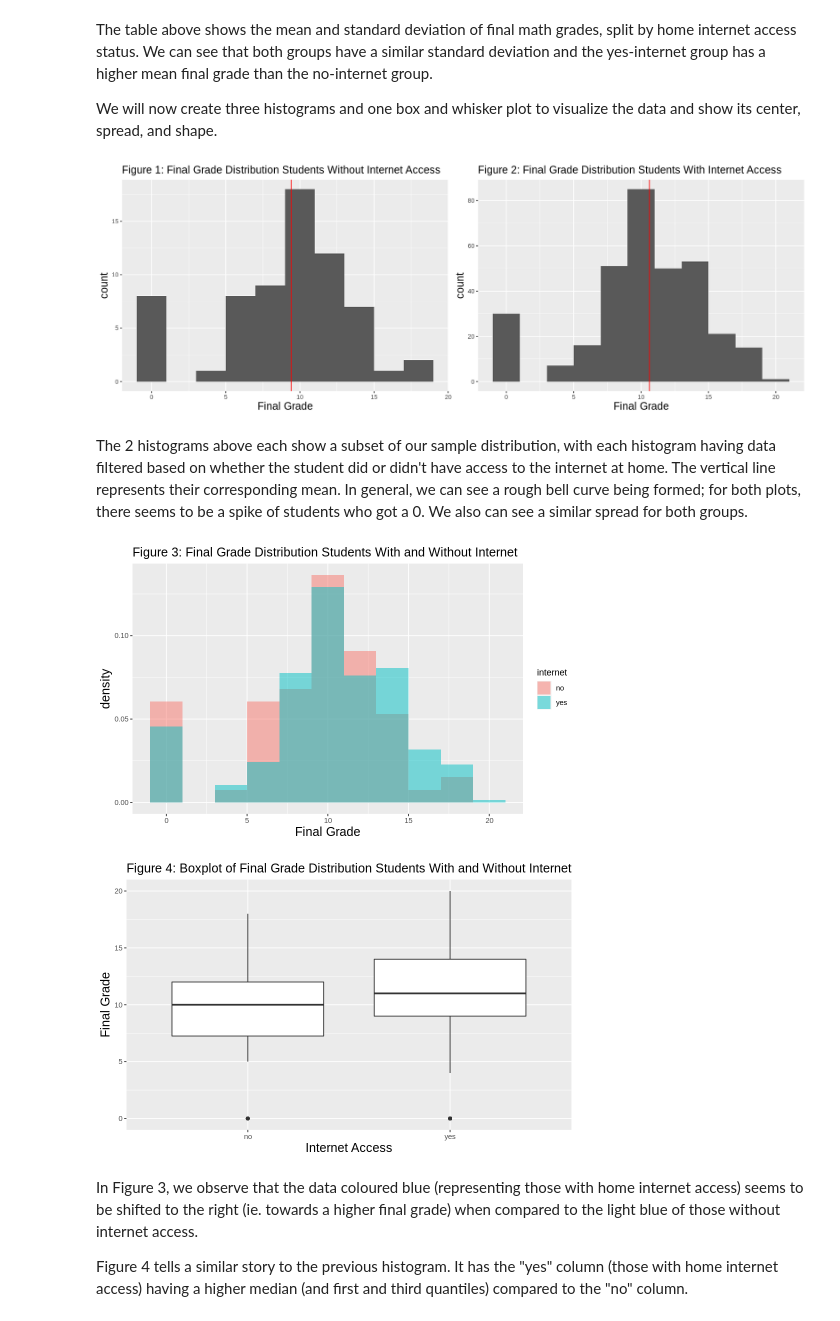
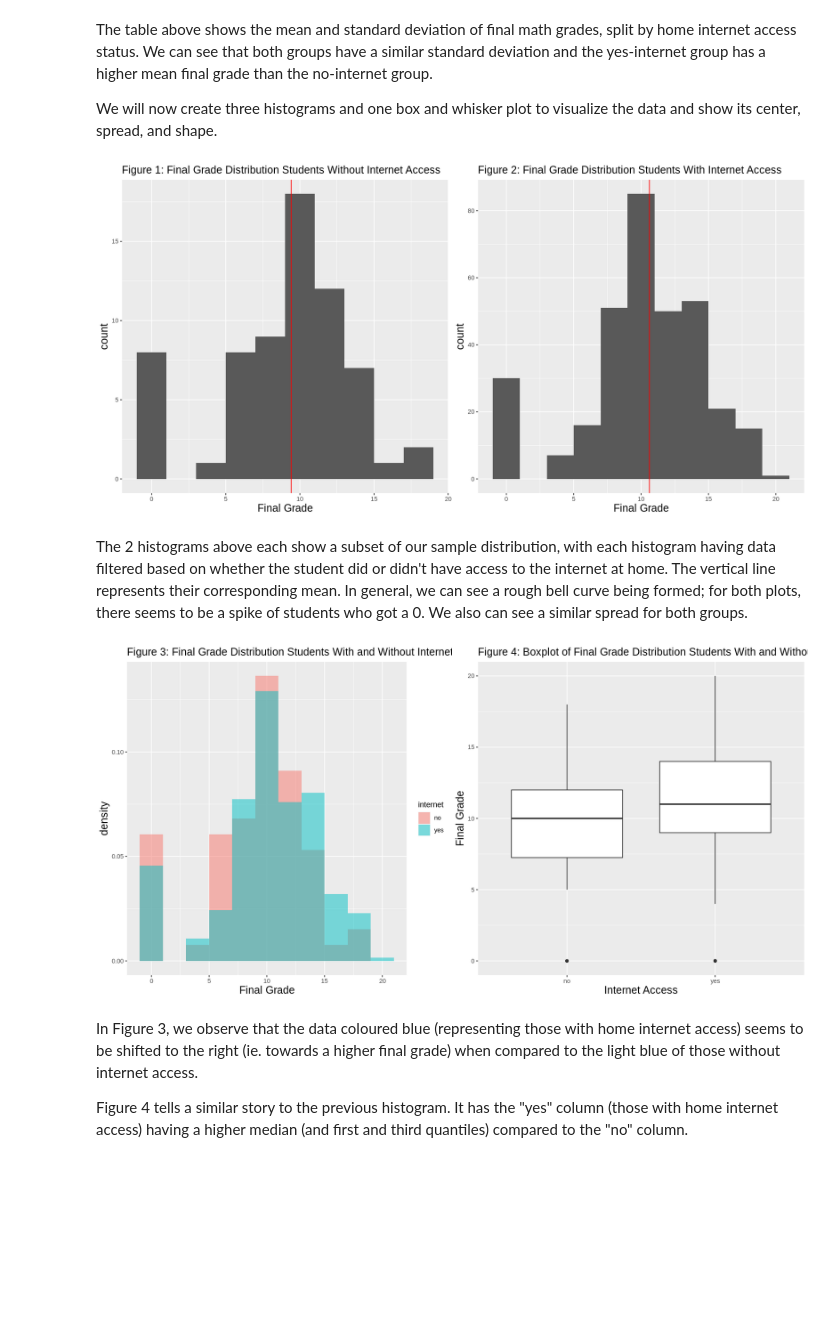
Before and after one commit to jjadeb/stat-201-project, a Jupyter notebook: src/final_report.ipynb, the cells around one changed output. Drawn from its saved outputs; the diff is of its cells as text; code cells hidden in the pictures; blank space fills up the shorter version.

```diff
--- a/src/final_report.ipynb
+++ b/src/final_report.ipynb
@@ -179,19 +179,17 @@ boxplot  <- ggplot(data = data, mapping = aes(x = internet, y = final_grade)) +
     theme(axis.title = element_text(size = 15)) +
     theme(plot.title = element_text(size = 15))
 # %%
-options(repr.plot.height = 5, repr.plot.width = 14)
+options(repr.plot.height = 7, repr.plot.width = 14)
 plot_grid(plot_no_internet, plot_have_internet, ncol = 2)
 # %% [output]
-[figure, old version]
+[figure, new version]
 # %% [markdown]
 The 2 histograms above each show a subset of our sample distribution, with each histogram having data filtered based on whether the student did or didn't have access to the internet at home. The vertical line represents their corresponding mean. In general, we can see a rough bell curve being formed; for both plots, there seems to be a spike of students who got a 0. We also can see a similar spread for both groups.
 # %%
-options(repr.plot.height = 5, repr.plot.width = 8)
-plot_both
-boxplot
+options(repr.plot.height = 7, repr.plot.width = 14)
+plot_grid(plot_both, boxplot, ncol = 2)
 # %% [output]
-[figure, old version]
+[figure, new version]
-[figure, removed]
 # %% [markdown]
 In Figure 3, we observe that the data coloured blue (representing those with home internet access) seems to be shifted to the right (ie. towards a higher final grade) when compared to the light blue of those without internet access.
 
```
Also changed, not shown: parts of 13 cells of this notebook.
